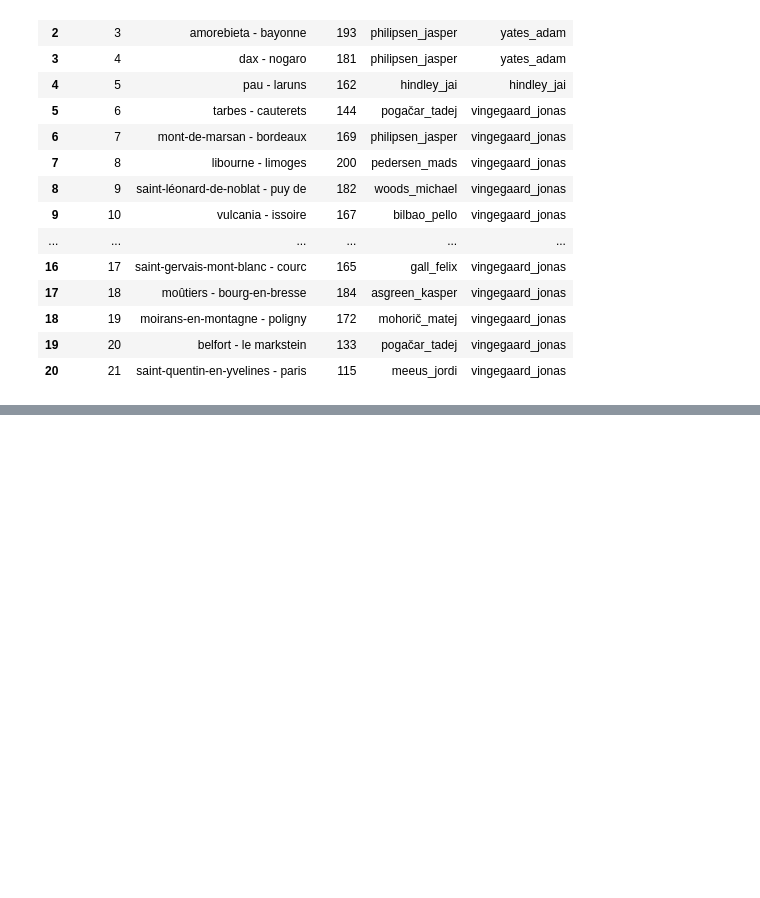
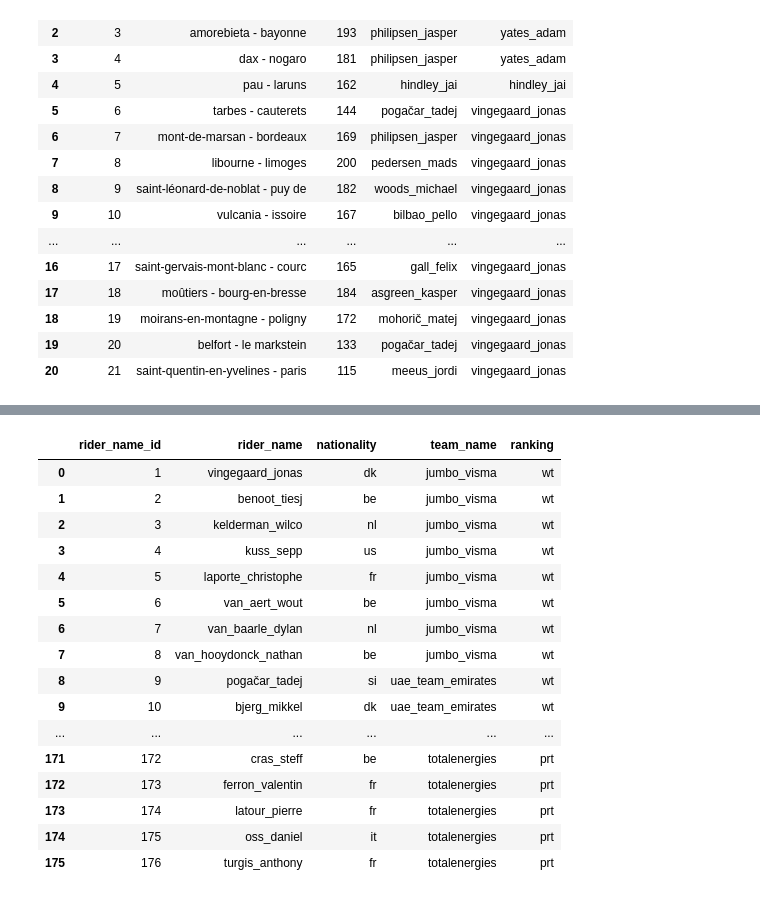
Before and after one commit to luisgh87/w4-project_ETL, a Jupyter notebook: le_grande_boucle.ipynb, the cells around one changed output, grey strips where cells are left out. Saved outputs shown, nothing was run; the diff lists cells and outputs as text; code cells hidden in the pictures; blank space fills up the shorter version.

```diff
--- a/le_grande_boucle.ipynb
+++ b/le_grande_boucle.ipynb
@@ -1620,0 +1651,24 @@ Stacktrace:
+# %%
+# importar el csv de startlist
+
+startlist_df = pd.read_csv('startlist.csv')
+
+startlist_df
+# %% [output]
+|  | rider_name_id | rider_name | nationality | team_name | ranking |
+| 0 | 1 | vingegaard_jonas | dk | jumbo_visma | wt |
+| 1 | 2 | benoot_tiesj | be | jumbo_visma | wt |
+| 2 | 3 | kelderman_wilco | nl | jumbo_visma | wt |
+| 3 | 4 | kuss_sepp | us | jumbo_visma | wt |
+| 4 | 5 | laporte_christophe | fr | jumbo_visma | wt |
+| 5 | 6 | van_aert_wout | be | jumbo_visma | wt |
+| 6 | 7 | van_baarle_dylan | nl | jumbo_visma | wt |
+| 7 | 8 | van_hooydonck_nathan | be | jumbo_visma | wt |
+| 8 | 9 | pogačar_tadej | si | uae_team_emirates | wt |
+| 9 | 10 | bjerg_mikkel | dk | uae_team_emirates | wt |
+| ... | ... | ... | ... | ... | ... |
+| 171 | 172 | cras_steff | be | totalenergies | prt |
+| 172 | 173 | ferron_valentin | fr | totalenergies | prt |
+| 173 | 174 | latour_pierre | fr | totalenergies | prt |
+| 174 | 175 | oss_daniel | it | totalenergies | prt |
+| 175 | 176 | turgis_anthony | fr | totalenergies | prt |
```
Also changed, not shown: parts of 11 cells of this notebook, 1 other file.
